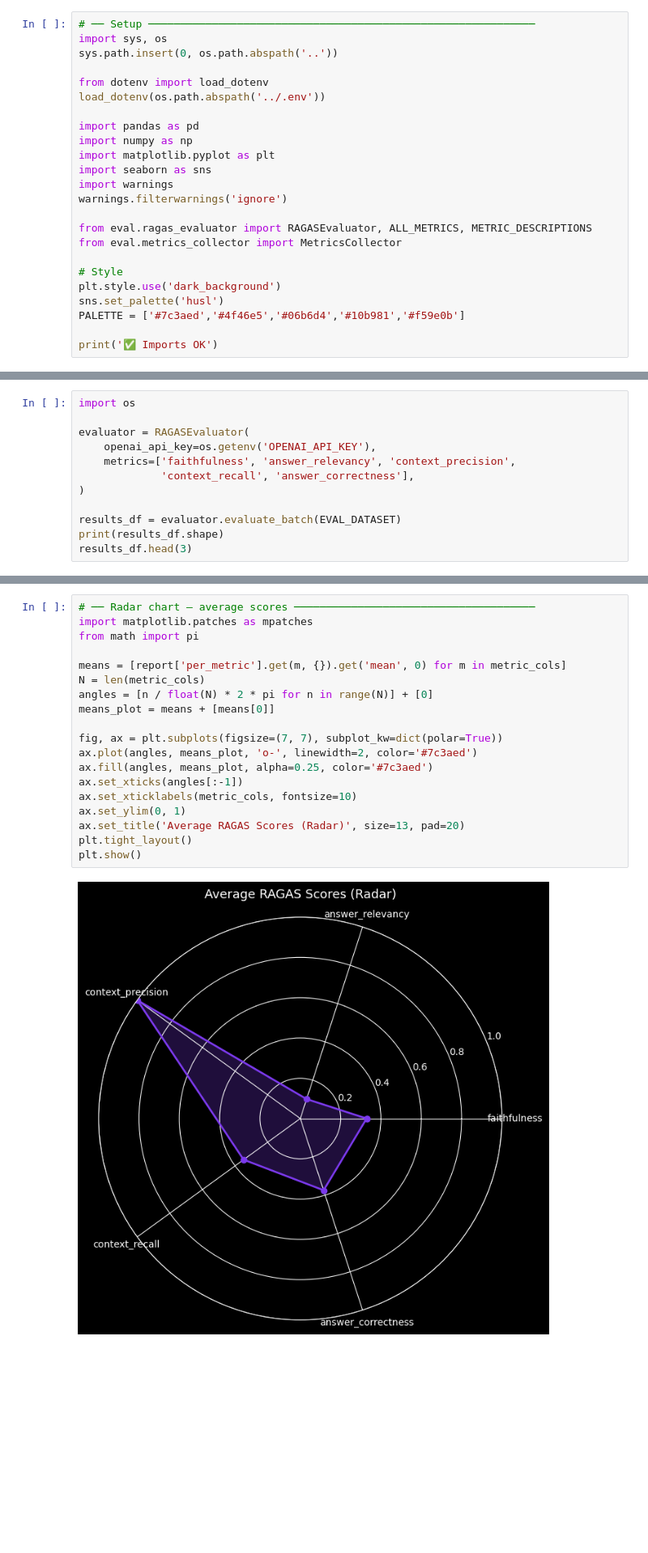
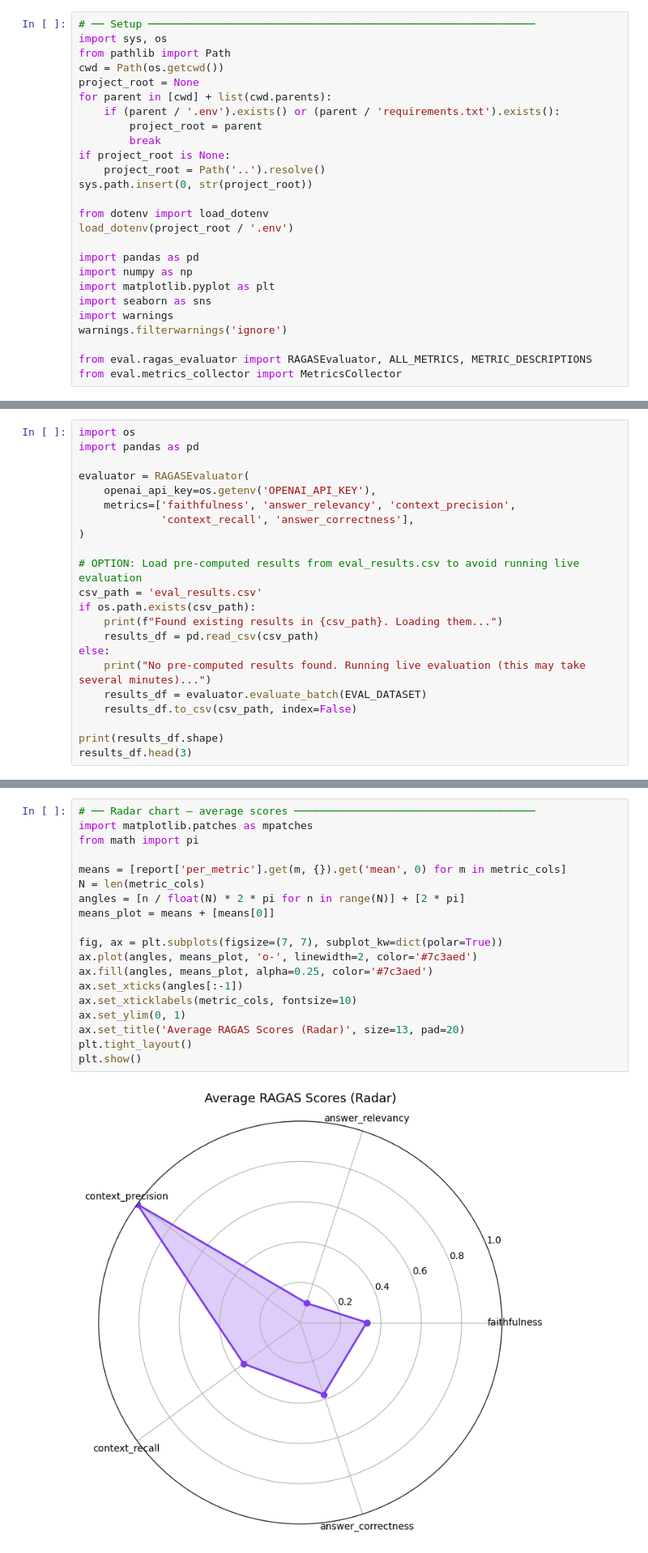
Before and after one commit to Senthilsivam41/kinegraph-v, a Jupyter notebook: notebooks/rag_evaluation.ipynb, the cells around one changed output, grey strips where cells are left out. Shown at 81% size. Drawn from its saved outputs; the diff is of its cells as text; blank space fills up the shorter version.

Commit message:
refactor: clean up infrastructure and evaluation components while updating RAG evaluation workflows

```diff
--- a/notebooks/rag_evaluation.ipynb
+++ b/notebooks/rag_evaluation.ipynb
@@ -12,10 +12,19 @@ End-to-end offline evaluation of the hybrid RAG pipeline using RAGAS metrics.
 # %%
 # ── Setup ─────────────────────────────────────────────────────────────
 import sys, os
-sys.path.insert(0, os.path.abspath('..'))
+from pathlib import Path
+cwd = Path(os.getcwd())
+project_root = None
+for parent in [cwd] + list(cwd.parents):
+    if (parent / '.env').exists() or (parent / 'requirements.txt').exists():
+        project_root = parent
+        break
+if project_root is None:
+    project_root = Path('..').resolve()
+sys.path.insert(0, str(project_root))
 
 from dotenv import load_dotenv
-load_dotenv(os.path.abspath('../.env'))
+load_dotenv(project_root / '.env')
 
 import pandas as pd
 import numpy as np
@@ -26,10 +35,3 @@ warnings.filterwarnings('ignore')
 
 from eval.ragas_evaluator import RAGASEvaluator, ALL_METRICS, METRIC_DESCRIPTIONS
 from eval.metrics_collector import MetricsCollector
-
-# Style
-plt.style.use('dark_background')
-sns.set_palette('husl')
-PALETTE = ['#7c3aed','#4f46e5','#06b6d4','#10b981','#f59e0b']
-
-print('✅ Imports OK')
@@ -164,6 +164,7 @@ With ground truth: 20
 ## Section 2 — Baseline RAGAS Evaluation
 # %%
 import os
+import pandas as pd
 
 evaluator = RAGASEvaluator(
     openai_api_key=os.getenv('OPENAI_API_KEY'),
@@ -171,7 +172,16 @@ evaluator = RAGASEvaluator(
              'context_recall', 'answer_correctness'],
 )
 
-results_df = evaluator.evaluate_batch(EVAL_DATASET)
+# OPTION: Load pre-computed results from eval_results.csv to avoid running live evaluation
+csv_path = 'eval_results.csv'
+if os.path.exists(csv_path):
+    print(f"Found existing results in {csv_path}. Loading them...")
+    results_df = pd.read_csv(csv_path)
+else:
+    print("No pre-computed results found. Running live evaluation (this may take several minutes)...")
+    results_df = evaluator.evaluate_batch(EVAL_DATASET)
+    results_df.to_csv(csv_path, index=False)
+
 print(results_df.shape)
 results_df.head(3)
 # %% [output]
@@ -239,23 +249,23 @@ for r in report['recommendations']:
 # %%
 # ── Radar chart — average scores ──────────────────────────────────────
 import matplotlib.patches as mpatches
 from math import pi
 
 means = [report['per_metric'].get(m, {}).get('mean', 0) for m in metric_cols]
 N = len(metric_cols)
-angles = [n / float(N) * 2 * pi for n in range(N)] + [0]
+angles = [n / float(N) * 2 * pi for n in range(N)] + [2 * pi]
 means_plot = means + [means[0]]
 
 fig, ax = plt.subplots(figsize=(7, 7), subplot_kw=dict(polar=True))
 ax.plot(angles, means_plot, 'o-', linewidth=2, color='#7c3aed')
 ax.fill(angles, means_plot, alpha=0.25, color='#7c3aed')
 ax.set_xticks(angles[:-1])
 ax.set_xticklabels(metric_cols, fontsize=10)
 ax.set_ylim(0, 1)
 ax.set_title('Average RAGAS Scores (Radar)', size=13, pad=20)
 plt.tight_layout()
 plt.show()
 # %% [output]
-[figure, old version]
+[figure, new version]
 # %% [markdown]
 ## Section 3 — Retrieval Quality Analysis (vector vs graph vs hybrid)
```
Also changed, not shown: parts of 12 cells of this notebook, 26 other files.
